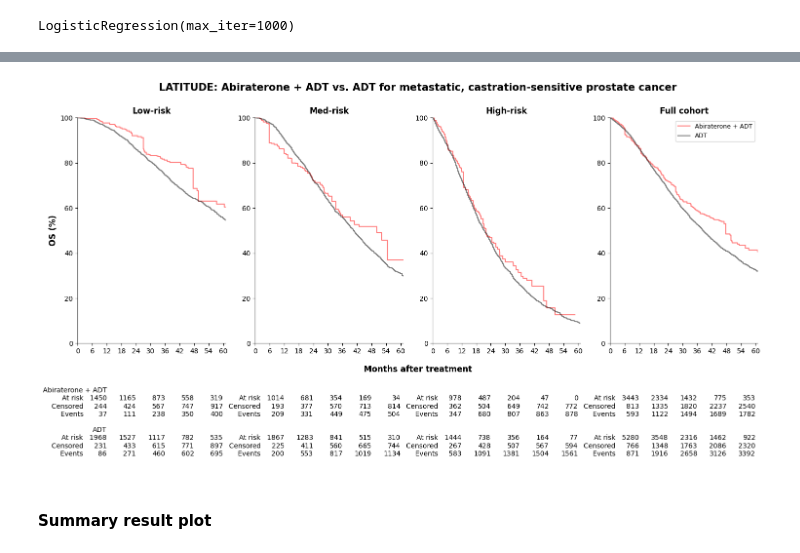
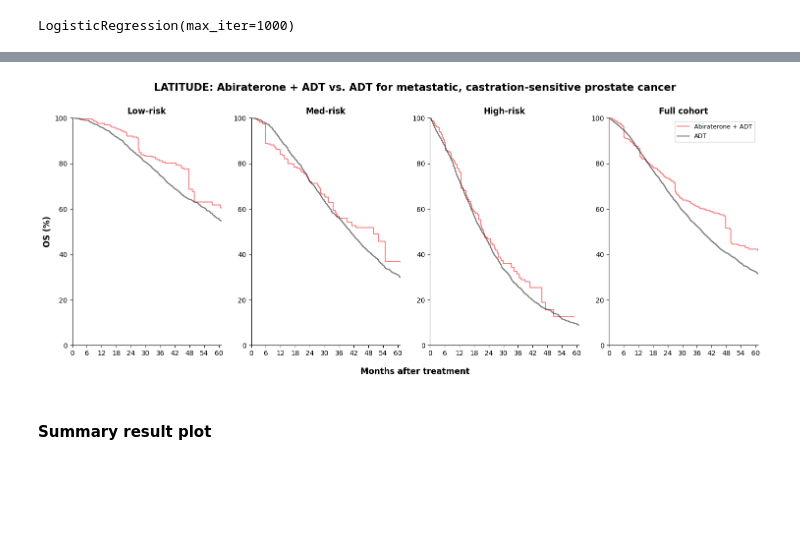
Before and after one commit to xavier-orcutt/TrialTranslator-notebooks, a Jupyter notebook: prostate/rtrials_wt3r_33c.ipynb, the cells around one changed output, grey strips where cells are left out. Cells and saved outputs as stored; diff of their text form; code cells hidden in the pictures; blank space fills up the shorter version.

```diff
--- a/prostate/rtrials_wt3r_33c.ipynb
+++ b/prostate/rtrials_wt3r_33c.ipynb
@@ -1729,10 +1742,12 @@ LogisticRegression(max_iter=1000)
 pred_low = lr_latitude_low.predict_proba(latitude_low_x)
 pred_med = lr_latitude_med.predict_proba(latitude_med_x)
 pred_high = lr_latitude_high.predict_proba(latitude_high_x)
+pred_all = lr_latitude_all.predict_proba(latitude_all_x)
 # %%
 latitude_iptw_low['ps'] = pred_low[:, 1]
 latitude_iptw_med['ps'] = pred_med[:, 1]
 latitude_iptw_high['ps'] = pred_high[:, 1]
+latitude_iptw_all['ps'] = pred_all[:, 1]
 # %%
 latitude_iptw_low['weight'] = (
     np.where(latitude_iptw_low['adt_abi'] == 1, 1/latitude_iptw_low['ps'], 1/(1 - latitude_iptw_low['ps'])))
@@ -1742,8 +1757,9 @@ latitude_iptw_med['weight'] = (
 
 latitude_iptw_high['weight'] = (
     np.where(latitude_iptw_high['adt_abi'] == 1, 1/latitude_iptw_high['ps'], 1/(1 - latitude_iptw_high['ps'])))
+
+latitude_iptw_all['weight'] = (
+    np.where(latitude_iptw_all['adt_abi'] == 1, 1/latitude_iptw_all['ps'], 1/(1 - latitude_iptw_all['ps'])))
-# %%
-latitude_iptw_all = pd.concat([latitude_iptw_low, latitude_iptw_med, latitude_iptw_high])
 # %%
 # Low KM curves
 kmf_low_abi_latitude_iptw = KaplanMeierFitter()
@@ -1813,14 +1829,8 @@ fig = plt.figure(figsize=(18, 6))
 plt.subplot(1, 4, 1)
 
 plt.step(kmf_low_abi_latitude_iptw.timeline, kmf_low_abi_latitude_iptw.survival_function_.values*100, color = 'red', alpha = 0.5)
-#plt.step(kmf_low_pfulv_paloma3_iptw.confidence_interval_.index, np.array(kmf_low_pfulv_paloma3_iptw.confidence_interval_['KM_estimate_upper_0.95'])*100, linestyle = '--', color = 'red', alpha = 0.3)
-#plt.step(kmf_low_pfulv_paloma3_iptw.confidence_interval_.index, np.array(kmf_low_pfulv_paloma3_iptw.confidence_interval_['KM_estimate_lower_0.95'])*100, linestyle = '--', color = 'red', alpha = 0.3)
-#plt.fill_between(kmf_low_pfulv_paloma3_iptw.timeline, np.array(kmf_low_pfulv_paloma3_iptw.confidence_interval_['KM_estimate_upper_0.95'])*100, np.array(kmf_low_pfulv_paloma3_iptw.confidence_interval_['KM_estimate_lower_0.95'])*100, facecolor = 'red', alpha = 0.1)
 
 plt.step(kmf_low_adt_latitude_iptw.timeline, kmf_low_adt_latitude_iptw.survival_function_.values*100, color = 'black', alpha = 0.5)
-#plt.step(kmf_low_fulv_paloma3_iptw.confidence_interval_.index, np.array(kmf_low_fulv_paloma3_iptw.confidence_interval_['KM_estimate_upper_0.95'])*100, linestyle = '--', color = 'black', alpha = 0.3)
-#plt.step(kmf_low_fulv_paloma3_iptw.confidence_interval_.index, np.array(kmf_low_fulv_paloma3_iptw.confidence_interval_['KM_estimate_lower_0.95'])*100, linestyle = '--', color = 'black', alpha = 0.3)
-#plt.fill_between(kmf_low_fulv_paloma3_iptw.timeline, np.array(kmf_low_fulv_paloma3_iptw.confidence_interval_['KM_estimate_upper_0.95'])*100, np.array(kmf_low_fulv_paloma3_iptw.confidence_interval_['KM_estimate_lower_0.95'])*100, facecolor = 'black', alpha = 0.1)
 
 plt.xticks(np.arange(0, 61, 6))
 plt.xlim(0, 61)
@@ -1832,20 +1842,12 @@ plt.ylabel('OS (%)', size = 12, weight = 'bold')
 plt.gca().spines['top'].set_visible(False)
 plt.gca().spines['right'].set_visible(False)
 
-add_at_risk_counts(kmf_low_abi_latitude_iptw, kmf_low_adt_latitude_iptw, ypos = -0.8, xticks = np.arange(12, 61, 12), labels = ['Abiraterone + ADT', 'ADT'])
-
 # Plot survival curves for med risk group.
 plt.subplot(1, 4, 2)
 
 plt.step(kmf_med_abi_latitude_iptw.timeline, kmf_med_abi_latitude_iptw.survival_function_.values*100, color = 'red', alpha = 0.5)
-#plt.step(kmf_med_pfulv_paloma3_iptw.confidence_interval_.index, np.array(kmf_med_pfulv_paloma3_iptw.confidence_interval_['KM_estimate_upper_0.95'])*100, linestyle = '--', color = 'red', alpha = 0.3)
-#plt.step(kmf_med_pfulv_paloma3_iptw.confidence_interval_.index, np.array(kmf_med_pfulv_paloma3_iptw.confidence_interval_['KM_estimate_lower_0.95'])*100, linestyle = '--', color = 'red', alpha = 0.3)
-#plt.fill_between(kmf_med_pfulv_paloma3_iptw.timeline, np.array(kmf_med_pfulv_paloma3_iptw.confidence_interval_['KM_estimate_upper_0.95'])*100, np.array(kmf_med_pfulv_paloma3_iptw.confidence_interval_['KM_estimate_lower_0.95'])*100, facecolor = 'red', alpha = 0.1)
 
 plt.step(kmf_med_adt_latitude_iptw.timeline, kmf_med_adt_latitude_iptw.survival_function_.values*100, color = 'black', alpha = 0.5)
-#plt.step(kmf_med_fulv_paloma3_iptw.confidence_interval_.index, np.array(kmf_med_fulv_paloma3_iptw.confidence_interval_['KM_estimate_upper_0.95'])*100, linestyle = '--', color = 'black', alpha = 0.3)
-#plt.step(kmf_med_fulv_paloma3_iptw.confidence_interval_.index, np.array(kmf_med_fulv_paloma3_iptw.confidence_interval_['KM_estimate_lower_0.95'])*100, linestyle = '--', color = 'black', alpha = 0.3)
-#plt.fill_between(kmf_med_fulv_paloma3_iptw.timeline, np.array(kmf_med_fulv_paloma3_iptw.confidence_interval_['KM_estimate_upper_0.95'])*100, np.array(kmf_med_fulv_paloma3_iptw.confidence_interval_['KM_estimate_lower_0.95'])*100, facecolor = 'black', alpha = 0.1)
 
 plt.xticks(np.arange(0, 61, 6))
 plt.xlim(0, 61)
@@ -1856,20 +1858,12 @@ plt.title('Med-risk', weight = 'bold')
 plt.gca().spines['top'].set_visible(False)
 plt.gca().spines['right'].set_visible(False)
 
-add_at_risk_counts(kmf_med_abi_latitude_iptw, kmf_med_adt_latitude_iptw, ypos = -0.8, xticks = np.arange(12, 61, 12), labels = [' ', ' '])
-
 # Plot survival curves by treatment for high risk group.
 plt.subplot(1, 4, 3)
 
 plt.step(kmf_high_abi_latitude_iptw.timeline, kmf_high_abi_latitude_iptw.survival_function_.values*100, color = 'red', alpha = 0.5)
-#plt.step(kmf_high_pfulv_paloma3_iptw.confidence_interval_.index, np.array(kmf_high_pfulv_paloma3_iptw.confidence_interval_['KM_estimate_upper_0.95'])*100, linestyle = '--', color = 'red', alpha = 0.3)
-#plt.step(kmf_high_pfulv_paloma3_iptw.confidence_interval_.index, np.array(kmf_high_pfulv_paloma3_iptw.confidence_interval_['KM_estimate_lower_0.95'])*100, linestyle = '--', color = 'red', alpha = 0.3)
-#plt.fill_between(kmf_high_pfulv_paloma3_iptw.timeline, np.array(kmf_high_pfulv_paloma3_iptw.confidence_interval_['KM_estimate_upper_0.95'])*100, np.array(kmf_high_pfulv_paloma3_iptw.confidence_interval_['KM_estimate_lower_0.95'])*100, facecolor = 'red', alpha = 0.1)
 
 plt.step(kmf_high_adt_latitude_iptw.timeline, kmf_high_adt_latitude_iptw.survival_function_.values*100, color = 'black', alpha = 0.5)
-#plt.step(kmf_high_fulv_paloma3_iptw.confidence_interval_.index, np.array(kmf_high_fulv_paloma3_iptw.confidence_interval_['KM_estimate_upper_0.95'])*100, linestyle = '--', color = 'black', alpha = 0.3)
-#plt.step(kmf_high_fulv_paloma3_iptw.confidence_interval_.index, np.array(kmf_high_fulv_paloma3_iptw.confidence_interval_['KM_estimate_lower_0.95'])*100, linestyle = '--', color = 'black', alpha = 0.3)
-#plt.fill_between(kmf_high_fulv_paloma3_iptw.timeline, np.array(kmf_high_fulv_paloma3_iptw.confidence_interval_['KM_estimate_upper_0.95'])*100, np.array(kmf_high_fulv_paloma3_iptw.confidence_interval_['KM_estimate_lower_0.95'])*100, facecolor = 'black', alpha = 0.1)
 
 plt.xticks(np.arange(0, 61, 6))
 plt.xlim(0, 61)
@@ -1878,44 +1872,34 @@ plt.ylim(0, 100)
 plt.title('High-risk', weight = 'bold')
 
 plt.gca().spines['top'].set_visible(False)
 plt.gca().spines['right'].set_visible(False)
 
-add_at_risk_counts(kmf_high_abi_latitude_iptw, kmf_high_adt_latitude_iptw, ypos = -0.8, xticks = np.arange(12, 61, 12), labels = [' ', ' '])
-
 # Plot survival curves by treatment for all risk group.
 plt.subplot(1, 4, 4)
 
 plt.step(kmf_all_abi_latitude_iptw.timeline, kmf_all_abi_latitude_iptw.survival_function_.values*100, color = 'red', alpha = 0.5, label = 'Abiraterone + ADT')
-#plt.step(kmf_all_pfulv_paloma3_iptw.confidence_interval_.index, np.array(kmf_all_pfulv_paloma3_iptw.confidence_interval_['KM_estimate_upper_0.95'])*100, linestyle = '--', color = 'red', alpha = 0.3)
-#plt.step(kmf_all_pfulv_paloma3_iptw.confidence_interval_.index, np.array(kmf_all_pfulv_paloma3_iptw.confidence_interval_['KM_estimate_lower_0.95'])*100, linestyle = '--', color = 'red', alpha = 0.3)
-#plt.fill_between(kmf_all_pfulv_paloma3_iptw.timeline, np.array(kmf_all_pfulv_paloma3_iptw.confidence_interval_['KM_estimate_upper_0.95'])*100, np.array(kmf_all_pfulv_paloma3_iptw.confidence_interval_['KM_estimate_lower_0.95'])*100, facecolor = 'red', alpha = 0.1)
 
 plt.step(kmf_all_adt_latitude_iptw.timeline, kmf_all_adt_latitude_iptw.survival_function_.values*100, color = 'black', alpha = 0.5, label = 'ADT')
-#plt.step(kmf_all_fulv_paloma3_iptw.confidence_interval_.index, np.array(kmf_all_fulv_paloma3_iptw.confidence_interval_['KM_estimate_upper_0.95'])*100, linestyle = '--', color = 'black', alpha = 0.3)
-#plt.step(kmf_all_fulv_paloma3_iptw.confidence_interval_.index, np.array(kmf_all_fulv_paloma3_iptw.confidence_interval_['KM_estimate_lower_0.95'])*100, linestyle = '--', color = 'black', alpha = 0.3)
-#plt.fill_between(kmf_all_fulv_paloma3_iptw.timeline, np.array(kmf_all_fulv_paloma3_iptw.confidence_interval_['KM_estimate_upper_0.95'])*100, np.array(kmf_all_fulv_paloma3_iptw.confidence_interval_['KM_estimate_lower_0.95'])*100, facecolor = 'black', alpha = 0.1)
 
 plt.xticks(np.arange(0, 61, 6))
 plt.xlim(0, 61)
 plt.ylim(0, 100)
 
 plt.title('Full cohort', weight = 'bold')
 
 plt.gca().spines['top'].set_visible(False)
 plt.gca().spines['right'].set_visible(False)
 
 plt.legend(loc = 'upper right', prop = {'size': 9})
 
-add_at_risk_counts(kmf_all_abi_latitude_iptw, kmf_all_adt_latitude_iptw, ypos = -0.8, xticks = np.arange(12, 61, 12), labels = [' ', ' '])
-
 fig.add_subplot(1, 1, 1, frameon = False)
 plt.tick_params(labelcolor = 'none', which = 'both', top = False, bottom = False, left = False, right = False)
 plt.xlabel('Months after treatment', labelpad = 15, size = 12, weight = 'bold')
 plt.title('LATITUDE: Abiraterone + ADT vs. ADT for metastatic, castration-sensitive prostate cancer', pad = 40, size = 15, weight = 'bold')
 
 plt.show()
 # %% [output]
-[figure, old version]
+[figure, new version]
 # %% [markdown]
 #### Summary result plot
 # %%
```
Also changed, not shown: parts of 20 cells of this notebook, 2 other files.
